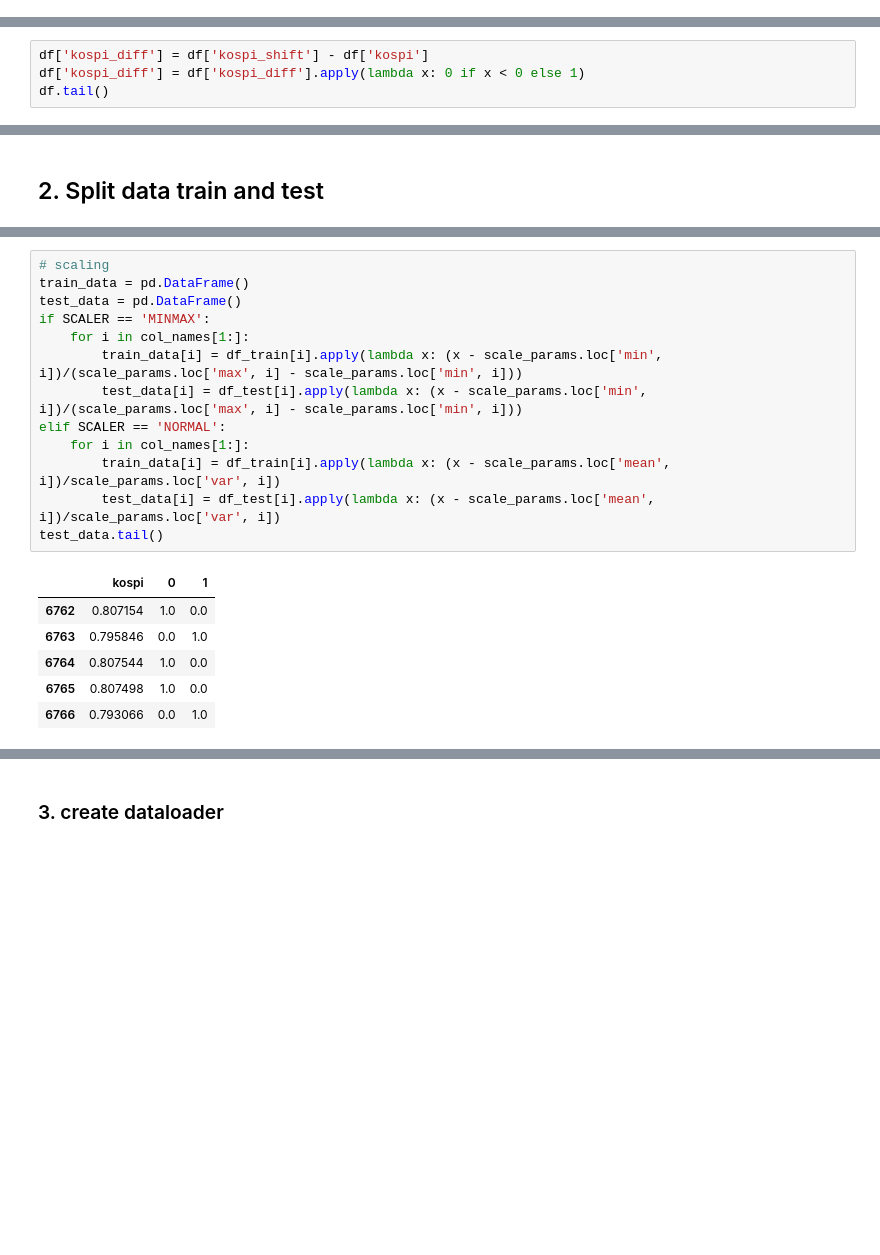
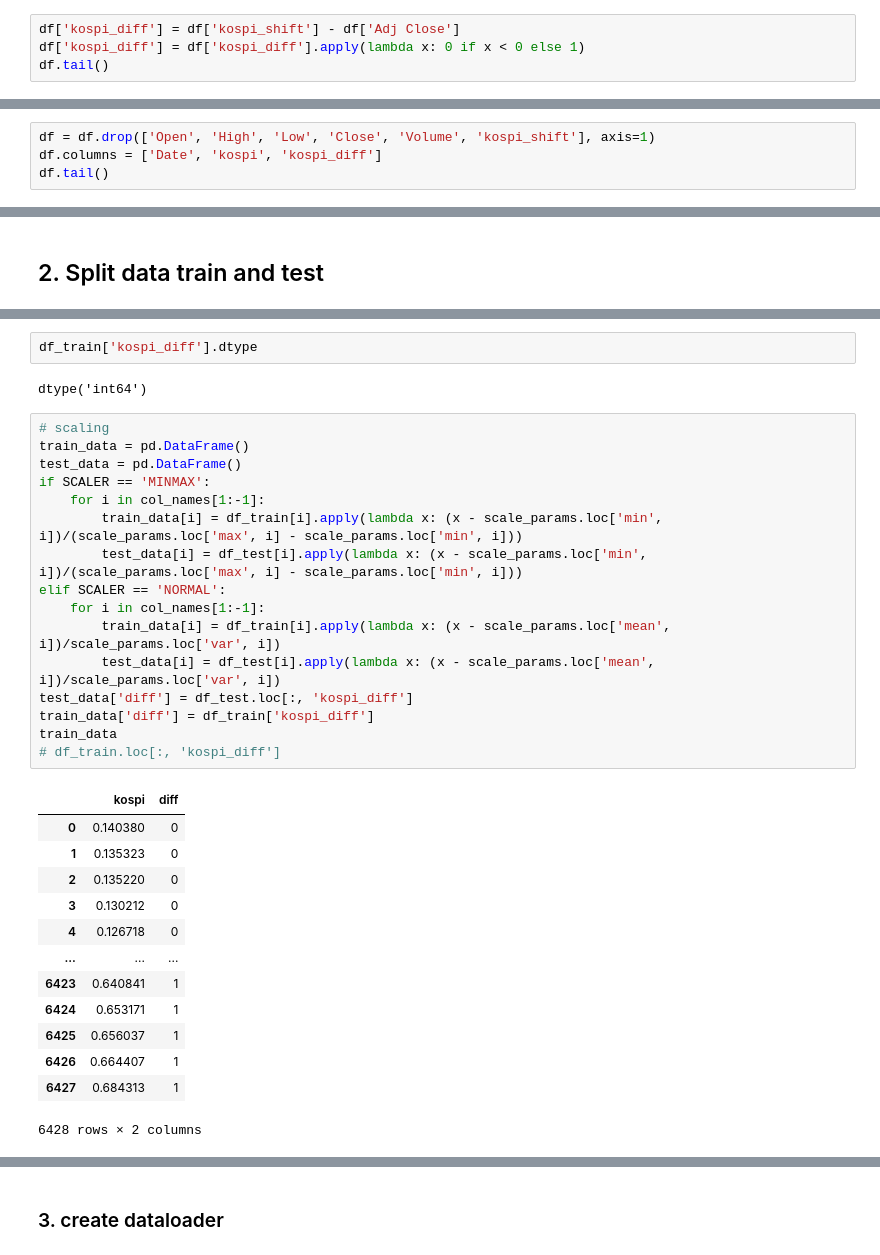
Before and after one commit to alan-kwak/CAIO6_team11, a Jupyter notebook: transformer_cls_token_kospi_only_1970_window_input.ipynb, the cells around one changed output, grey strips where cells are left out. Drawn from its saved outputs; the diff is of its cells as text; blank space fills up the shorter version.

```diff
--- a/transformer_cls_token_kospi_only_1970_window_input.ipynb
+++ b/transformer_cls_token_kospi_only_1970_window_input.ipynb
@@ -36,0 +37,4 @@ df.head()
+# %%
+df['kospi_diff'] = df['kospi_shift'] - df['Adj Close']
+df['kospi_diff'] = df['kospi_diff'].apply(lambda x: 0 if x < 0 else 1)
+df.tail()
@@ -36,0 +48,4 @@ df.head()
+# %%
+df = df.drop(['Open', 'High', 'Low', 'Close', 'Volume', 'kospi_shift'], axis=1)
+df.columns = ['Date', 'kospi', 'kospi_diff']
+df.tail()
@@ -42,4 +63,0 @@ print(col_names)
-# %%
-df['kospi_diff'] = df['kospi_shift'] - df['kospi']
-df['kospi_diff'] = df['kospi_diff'].apply(lambda x: 0 if x < 0 else 1)
-df.tail()
@@ -84,22 +91,36 @@ scale_params
+# %%
+df_train['kospi_diff'].dtype
+# %% [output]
+dtype('int64')
 # %%
 # scaling
 train_data = pd.DataFrame()
 test_data = pd.DataFrame()
 if SCALER == 'MINMAX':
-    for i in col_names[1:]:
+    for i in col_names[1:-1]:
         train_data[i] = df_train[i].apply(lambda x: (x - scale_params.loc['min', i])/(scale_params.loc['max', i] - scale_params.loc['min', i]))
         test_data[i] = df_test[i].apply(lambda x: (x - scale_params.loc['min', i])/(scale_params.loc['max', i] - scale_params.loc['min', i]))
 elif SCALER == 'NORMAL':
-    for i in col_names[1:]:
+    for i in col_names[1:-1]:
         train_data[i] = df_train[i].apply(lambda x: (x - scale_params.loc['mean', i])/scale_params.loc['var', i])
         test_data[i] = df_test[i].apply(lambda x: (x - scale_params.loc['mean', i])/scale_params.loc['var', i])
-test_data.tail()
+test_data['diff'] = df_test.loc[:, 'kospi_diff']
+train_data['diff'] = df_train['kospi_diff']
+train_data
+# df_train.loc[:, 'kospi_diff']
 # %% [output]
-|  | kospi | 0 | 1 |
-| 6762 | 0.807154 | 1.0 | 0.0 |
-| 6763 | 0.795846 | 0.0 | 1.0 |
-| 6764 | 0.807544 | 1.0 | 0.0 |
-| 6765 | 0.807498 | 1.0 | 0.0 |
-| 6766 | 0.793066 | 0.0 | 1.0 |
+|  | kospi | diff |
+| 0 | 0.140380 | 0 |
+| 1 | 0.135323 | 0 |
+| 2 | 0.135220 | 0 |
+| 3 | 0.130212 | 0 |
+| 4 | 0.126718 | 0 |
+| ... | ... | ... |
+| 6423 | 0.640841 | 1 |
+| 6424 | 0.653171 | 1 |
+| 6425 | 0.656037 | 1 |
+| 6426 | 0.664407 | 1 |
+| 6427 | 0.684313 | 1 |
+6428 rows × 2 columns
 # %%
 class StockDataset(Dataset):
```
Also changed, not shown: parts of 19 cells of this notebook, 2 other files.
